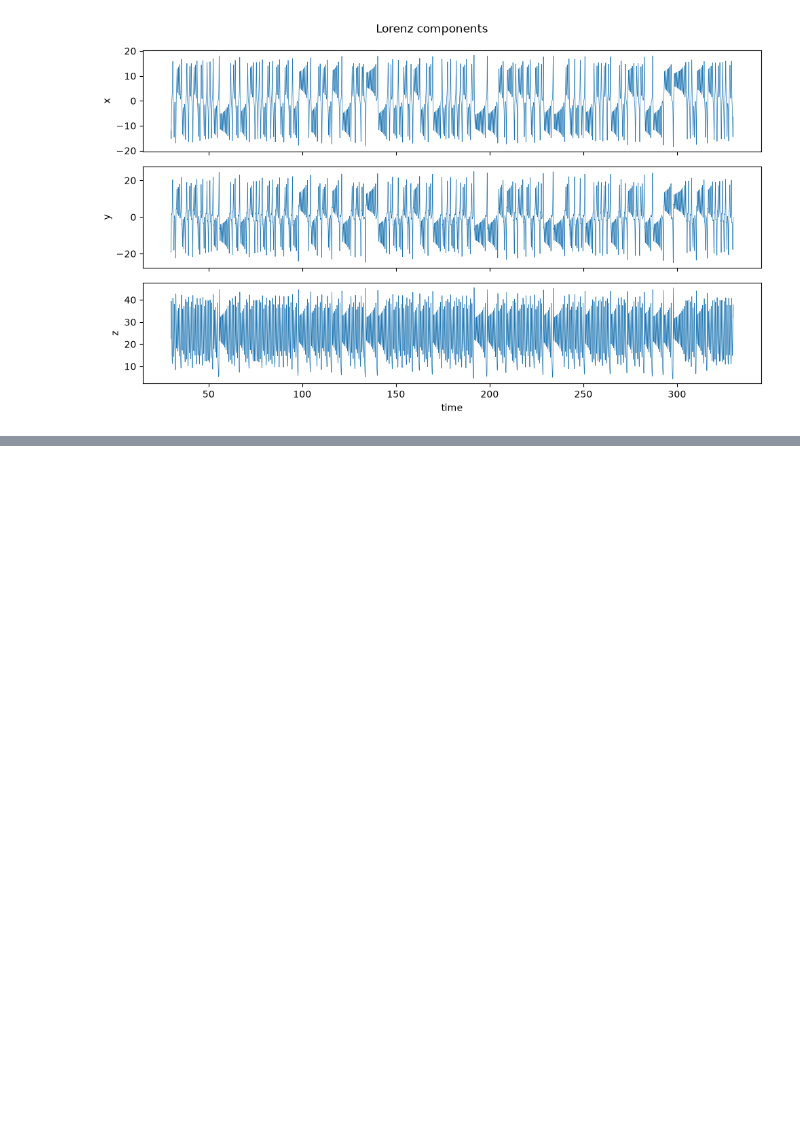
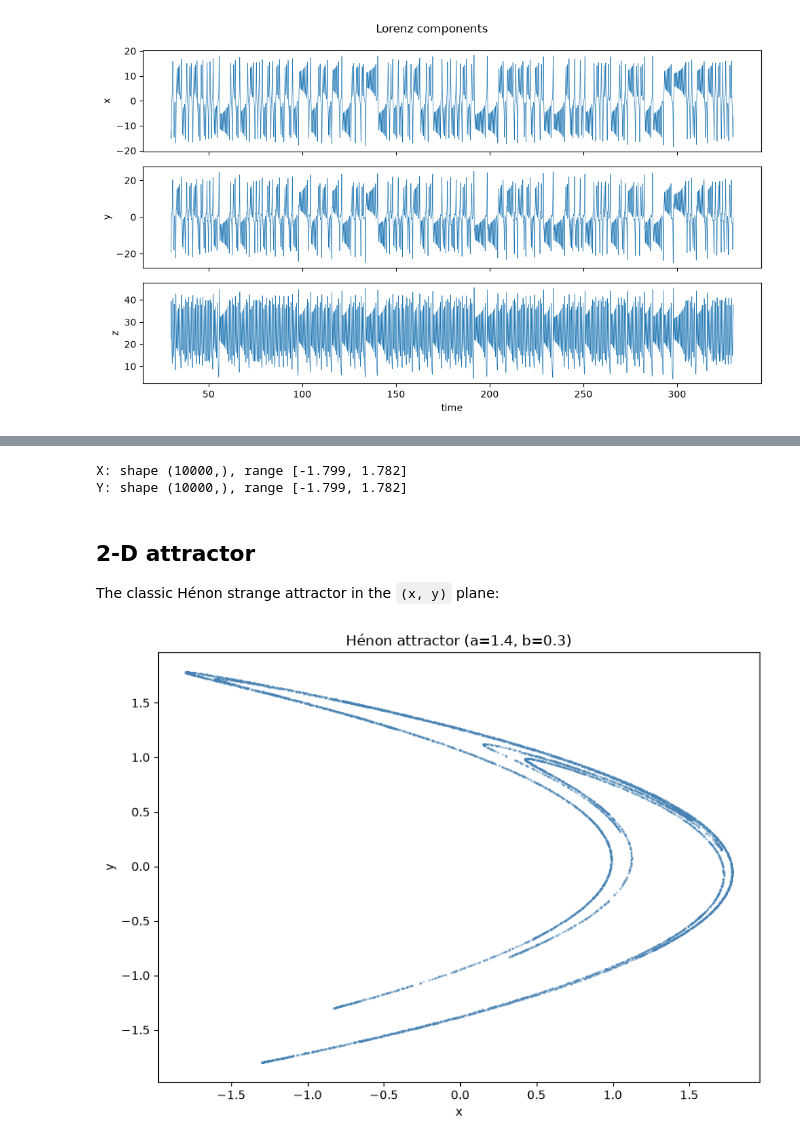
Before and after one commit to ieeningnwq/nolitisea, a Jupyter notebook: examples/generate.ipynb, the cells around one changed output, grey strips where cells are left out. Cells and saved outputs as stored; diff of their text form; code cells hidden in the pictures; blank space fills up the shorter version.

```diff
--- a/examples/generate.ipynb
+++ b/examples/generate.ipynb
@@ -83,0 +92,25 @@ plt.show()
+# %%
+from nolitisea.generate.henon import henon
+
+# Generate a Hénon-map trajectory with default parameters.
+X, Y = henon(n=10000)
+print(f'X: shape {X.shape}, range [{X.min():.3f}, {X.max():.3f}]')
+print(f'Y: shape {Y.shape}, range [{Y.min():.3f}, {Y.max():.3f}]')
+# %% [output]
+X: shape (10000,), range [-1.799, 1.782]
+Y: shape (10000,), range [-1.799, 1.782]
+# %% [markdown]
+## 2-D attractor
+
+The classic Hénon strange attractor in the `(x, y)` plane:
+# %%
+fig, ax = plt.subplots(figsize=(8, 6))
+ax.scatter(X, Y, s=0.5, c='steelblue', alpha=0.4)
+ax.set_xlabel('x')
+ax.set_ylabel('y')
+ax.set_title('Hénon attractor (a=1.4, b=0.3)')
+
+plt.tight_layout()
+plt.show()
+# %% [output]
+[figure, added]
```
Also changed, not shown: parts of 6 cells of this notebook, 3 other files.
